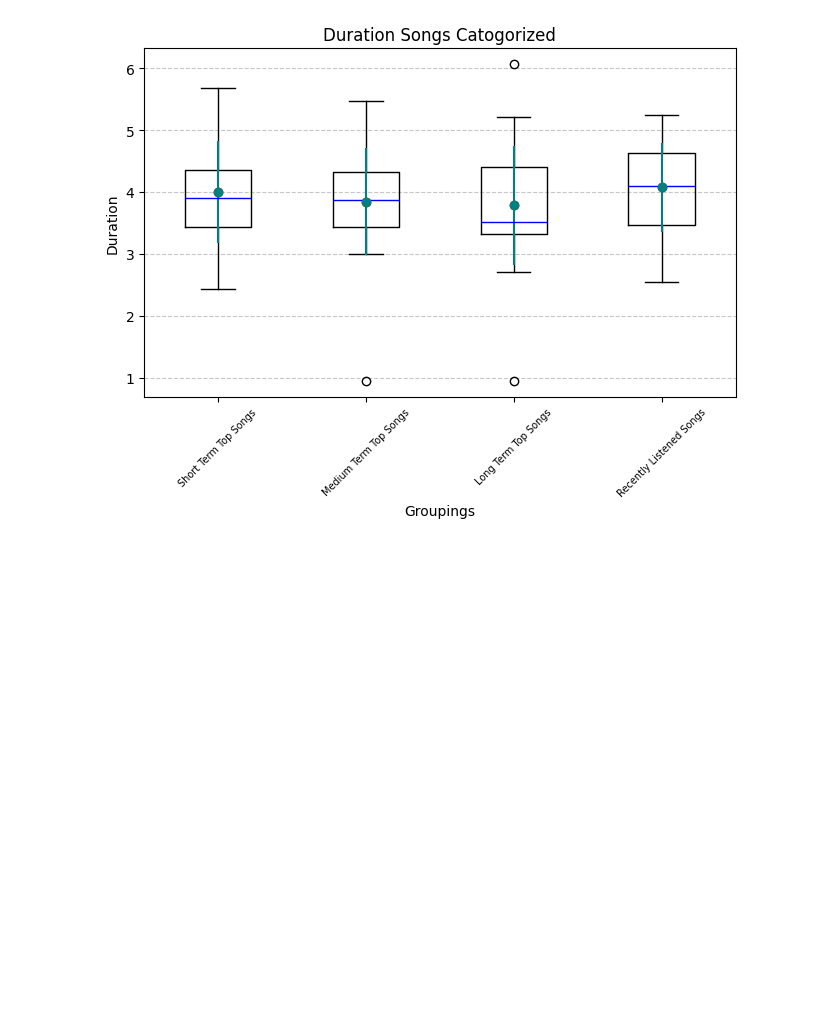
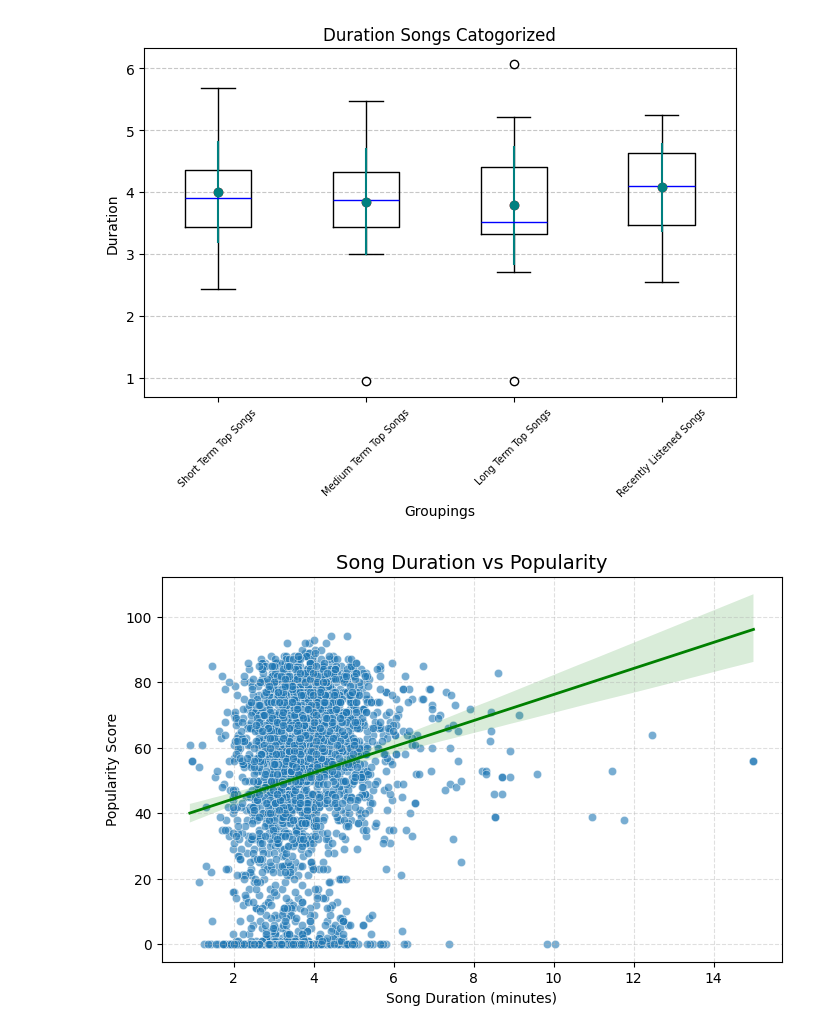
Before and after one commit to Triemeth/spotify, a Jupyter notebook: eda/eda.ipynb, the cells around one changed output. Saved outputs shown, nothing was run; the diff lists cells and outputs as text; code cells hidden in the pictures; blank space fills up the shorter version.

```diff
--- a/eda/eda.ipynb
+++ b/eda/eda.ipynb
@@ -192,3 +290,19 @@ plt.show()
 # %% [output]
 The green(teal) dot is the mean with the line being the standard deviation while the blue line is the median.
 [figure]
+# %%
+all_tracks["release_date"] = all_tracks["release_date"].apply(pd.to_datetime)
+all_tracks["release_date_sec"] = [(i - min(all_tracks["release_date"])).total_seconds() for i in all_tracks["release_date"]]
+
+all_tracks_numeric = all_tracks.select_dtypes(include='number')
+# %%
+plt.figure(figsize=(8, 5))
+sns.scatterplot(data=all_tracks, x='song_duration_minutes', y='popularity_score', alpha=0.6)
+sns.regplot(data=all_tracks, x='song_duration_minutes', y='popularity_score', scatter=False, color='green', line_kws={'linewidth':2})
+plt.title("Song Duration vs Popularity", fontsize=14)
+plt.xlabel("Song Duration (minutes)")
+plt.ylabel("Popularity Score")
+plt.grid(True, linestyle='--', alpha=0.4)
+plt.show()
+# %% [output]
+[figure, added]
```
Also changed, not shown: parts of 14 cells of this notebook, 1 other file.
